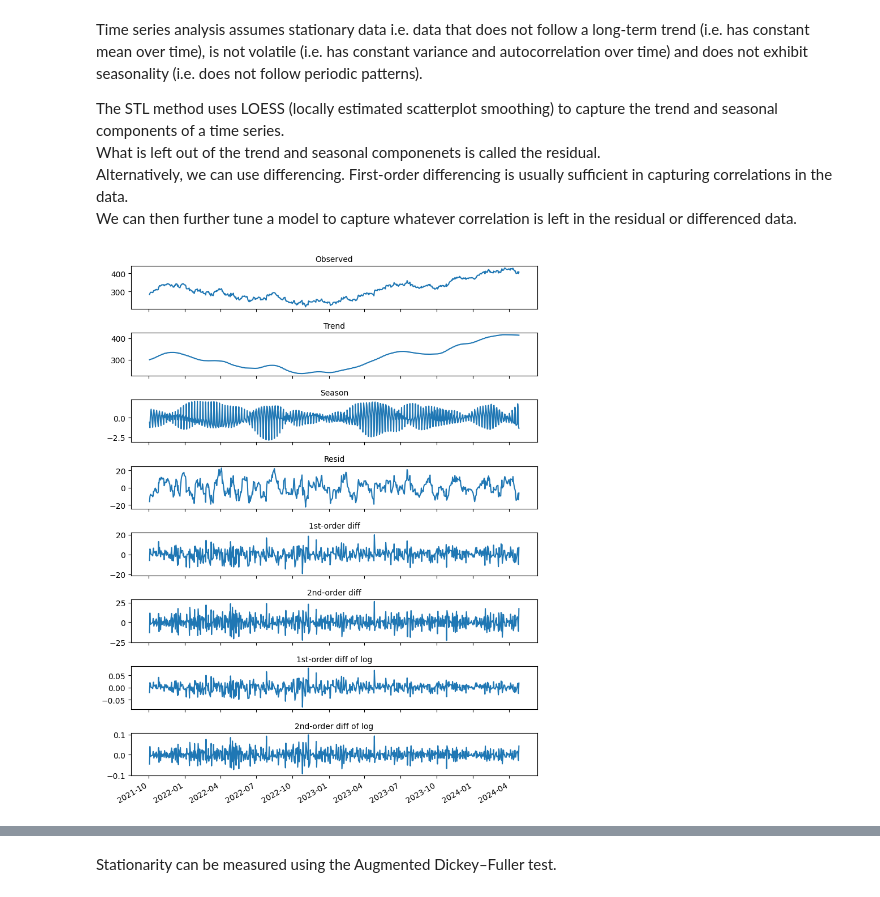
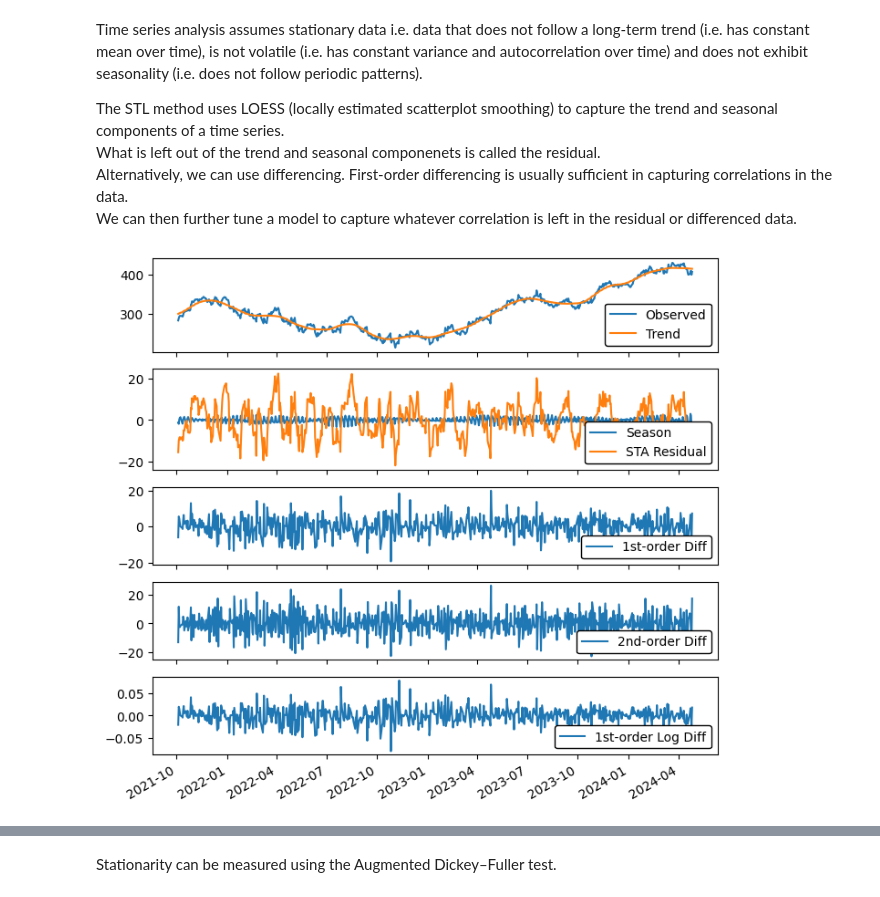
Before and after one commit to anmkap/market-prediction, a Jupyter notebook: notebooks/arima.ipynb, the cells around one changed output, grey strips where cells are left out. Saved outputs shown, nothing was run; the diff lists cells and outputs as text; code cells hidden in the pictures.

Commit message:
Improved plots and prints

```diff
--- a/notebooks/arima.ipynb
+++ b/notebooks/arima.ipynb
@@ -2,11 +2,11 @@
 ### Daily closing price of Microsoft stock (MSFT)
 # %%
 import pandas as pd
-df = pd.read_csv('../data/msft-historical.csv')
+df = pd.read_csv('data/msft-historical.csv')
 df['Date'] = pd.to_datetime(df['Date'])
 df.set_index('Date', inplace=True)
-plot_start = '20211004'
-ax = df['Close'][plot_start:].plot(title='Close Price', xlabel='')
+pdx = '20211004'
+ax = df['Close'][pdx:].plot(title='Close Price', xlabel='')
 _ = ax.set_ylabel('USD', rotation=0, labelpad=20)
 # %% [output]
 [figure]
@@ -20,31 +20,38 @@ We can then further tune a model to capture whatever correlation is left in the
 # %%
 import numpy as np
 import matplotlib.pyplot as plt
 import matplotlib.dates as mdates
 from statsmodels.tsa.seasonal import STL
 # Set the period to Business Week.
 df = df.asfreq('B')
 df = df.fillna(df.interpolate())
-# Apply differencing.
-diff_1 = df['Close'].diff()[10:]
-diff_1.name = '1st-order Diff'
-diff_2 = df['Close'].diff().diff()[10:]
-diff_2.name = '2nd-order Diff'
+# Apply differencing and trim the NaNs.
+diff1 = df['Close'].diff()[10:]
+diff2 = df['Close'].diff().diff()[10:]
+log_close = np.log(df['Close'])
+log_diff1 = log_close.diff()[10:]
+log_diff2 = log_close.diff().diff()[10:]
 df_close = df['Close'][10:]
+log_close = log_close[10:]
+# Decompose the original series using STL.
+stl = STL(df_close, trend=61, seasonal=15).fit()
+stl.resid.name = 'STA Residual'
+diff1.name = '1st-order Diff'
+diff2.name = '2nd-order Diff'
+log_diff1.name = '1st-order Log Diff'
+log_diff2.name = '2nd-order Log Diff'
 df_close.name = 'Observed'
-log_df = np.log(df_close)
-log_df.name = 'Log'
-log_diff_1 = log_df.diff()[10:]
-log_diff_1.name = '1st-order Diff of Log'
-log_diff_2 = log_df.diff().diff()[10:]
-log_diff_2.name = '2nd-order Diff of Log'
-# Decompose the time series using STL.
-stl = STL(df_close, trend=61, seasonal=21).fit()
-fig, axs = plt.subplots(nrows=8, sharex=True, figsize=(8, 10))
-for i, sp in enumerate([stl.observed, stl.trend, stl.seasonal, stl.resid, diff_1, diff_2, log_diff_1, log_diff_2]):
-    axs[i].plot(sp[plot_start:])
-    axs[i].set_title(sp.name.capitalize(), fontsize=10)
+# Plot
+fig, axs = plt.subplots(5, sharex=True, figsize=(8, 8), height_ratios=[1.2, 1.3, 1, 1, 1])
+axs[0].plot(df_close[pdx:], label=df_close.name)
+axs[0].plot(stl.trend[pdx:], label=stl.trend.name.capitalize())
+axs[1].plot(stl.seasonal[pdx:], label=stl.seasonal.name.capitalize())
+axs[1].plot(stl.resid[pdx:], label=stl.resid.name)
+axs[2].plot(diff1[pdx:], label=diff1.name)
+axs[3].plot(diff2[pdx:], label=diff2.name)
+# The difference of the natural log is equivilant to the percent change.
+axs[4].plot(log_diff1[pdx:], label=log_diff1.name)
+[ax.legend(fontsize=10, loc='lower right', edgecolor='black', framealpha=1) for ax in axs]
 fig.autofmt_xdate()
-plt.tight_layout()
 # %% [output]
-[figure, old version]
+[figure, new version]
```
Also changed, not shown: parts of 10 cells of this notebook.
